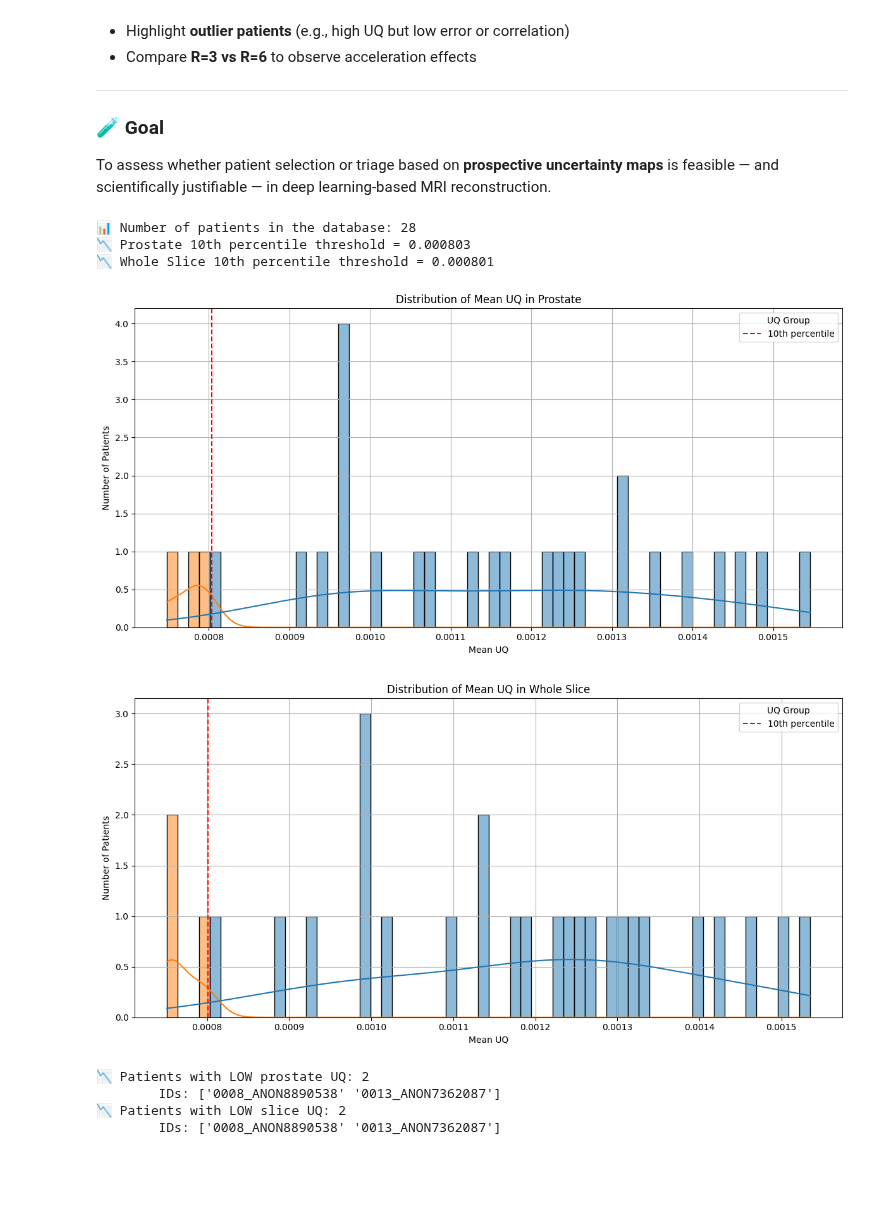
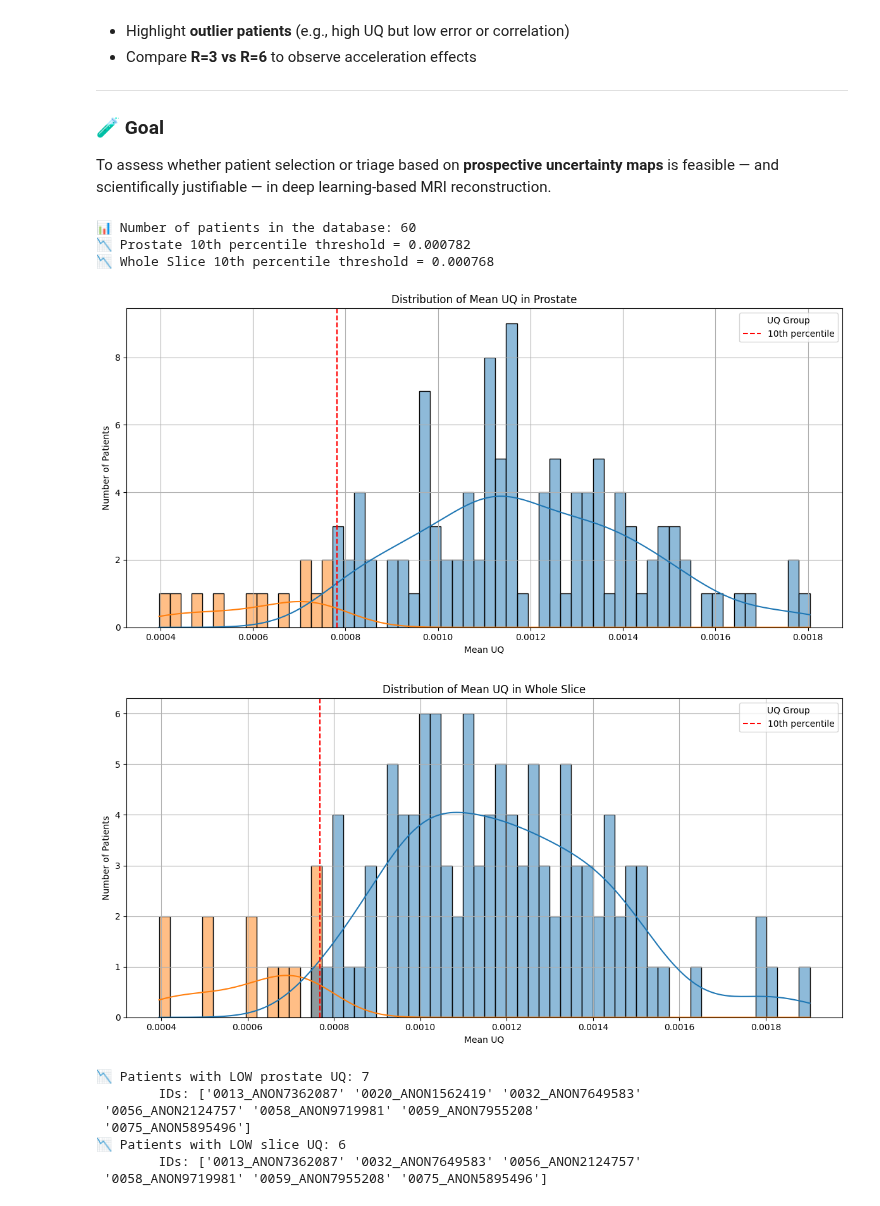
Before and after one commit to Quintin1995/Uncertainty-Quantification-Prostate-MRI, a Jupyter notebook: scripts/11_analyse_UQ_ABS_correlation.ipynb, the cells around one changed output. Saved outputs shown, nothing was run; the diff lists cells and outputs as text; code cells hidden in the pictures; blank space fills up the shorter version.

```diff
--- a/scripts/11_analyse_UQ_ABS_correlation.ipynb
+++ b/scripts/11_analyse_UQ_ABS_correlation.ipynb
@@ -82,7 +82,8 @@ def get_mean_uq_by_region(region_col: str) -> pd.DataFrame:
         acc_factor,
         ROUND(AVG({region_col}), 6) AS mean_uq
     FROM {tablename}
-    WHERE {region_col} IS NOT NULL
+    WHERE
+        {region_col} IS NOT NULL
     GROUP BY pat_id, acc_factor
     """
     return pd.read_sql_query(query, conn)
@@ -111,7 +112,7 @@ def plot_uq_distribution(df: pd.DataFrame, title: str, threshold: float):
 
 # --- Configuration ---
 percentile_cutoff = 10  # bottom 10%
-tablename = "slice_level_uq_stats_debug"
+tablename = "slice_level_uq_stats"
 
 # --- Connect to DB ---
 conn = sqlite3.connect(roots['db_fpath_new'])
@@ -124,43 +125,49 @@ SELECT
     ROUND(AVG(mean_uq_prostate), 6) AS mean_uq_prostate,
     ROUND(AVG(mean_uq_slice), 6) AS mean_uq_slice
 FROM {tablename}
-WHERE mean_uq_prostate IS NOT NULL
+WHERE
+    mean_uq_prostate IS NOT NULL
+    AND
+    acc_factor = 3
 GROUP BY pat_id, acc_factor
 """
 df_patients = pd.read_sql_query(query, conn)
 print(f"📊 Number of patients in the database: {len(df_patients)}")
 
 # --- Prostate Analysis ---
 df_prostate = get_mean_uq_by_region("mean_uq_prostate")
 prostate_thresh = label_uq_group(df_prostate, "mean_uq", "uq_group")
 print(f"📉 Prostate {percentile_cutoff}th percentile threshold = {prostate_thresh:.6f}")
 
 # --- Slice Analysis ---
 df_slice = get_mean_uq_by_region("mean_uq_slice")
 slice_thresh = label_uq_group(df_slice, "mean_uq", "uq_group")
 print(f"📉 Whole Slice {percentile_cutoff}th percentile threshold = {slice_thresh:.6f}")
 
 # --- Plot ---
 plot_uq_distribution(df_prostate, "Distribution of Mean UQ in Prostate", prostate_thresh)
 plot_uq_distribution(df_slice, "Distribution of Mean UQ in Whole Slice", slice_thresh)
 
 # --- Get pad_ids of patients with LOW UQ ---
 low_patients_prostate = df_prostate[df_prostate["uq_group"] == "LOW"]["pat_id"].unique()
 low_patients_slice = df_slice[df_slice["uq_group"] == "LOW"]["pat_id"].unique()
 print(f"📉 Patients with LOW prostate UQ: {len(low_patients_prostate)}")
 print(f"\tIDs: {low_patients_prostate}")
 print(f"📉 Patients with LOW slice UQ: {len(low_patients_slice)}")
 print(f"\tIDs: {low_patients_slice}")
 
 # --- Done ---
 conn.close()
 # %% [output]
-📊 Number of patients in the database: 28
-📉 Prostate 10th percentile threshold = 0.000803
-📉 Whole Slice 10th percentile threshold = 0.000801
+📊 Number of patients in the database: 60
+📉 Prostate 10th percentile threshold = 0.000782
+📉 Whole Slice 10th percentile threshold = 0.000768
-[figure, old version]
+[figure, new version]
-[figure, old version]
+[figure, new version]
-📉 Patients with LOW prostate UQ: 2
-        IDs: ['0008_ANON8890538' '0013_ANON7362087']
-📉 Patients with LOW slice UQ: 2
-        IDs: ['0008_ANON8890538' '0013_ANON7362087']
+📉 Patients with LOW prostate UQ: 7
+        IDs: ['0013_ANON7362087' '0020_ANON1562419' '0032_ANON7649583'
+ '0056_ANON2124757' '0058_ANON9719981' '0059_ANON7955208'
+ '0075_ANON5895496']
+📉 Patients with LOW slice UQ: 6
+        IDs: ['0013_ANON7362087' '0032_ANON7649583' '0056_ANON2124757'
+ '0058_ANON9719981' '0059_ANON7955208' '0075_ANON5895496']
```
Also changed, not shown: 4 other files.
